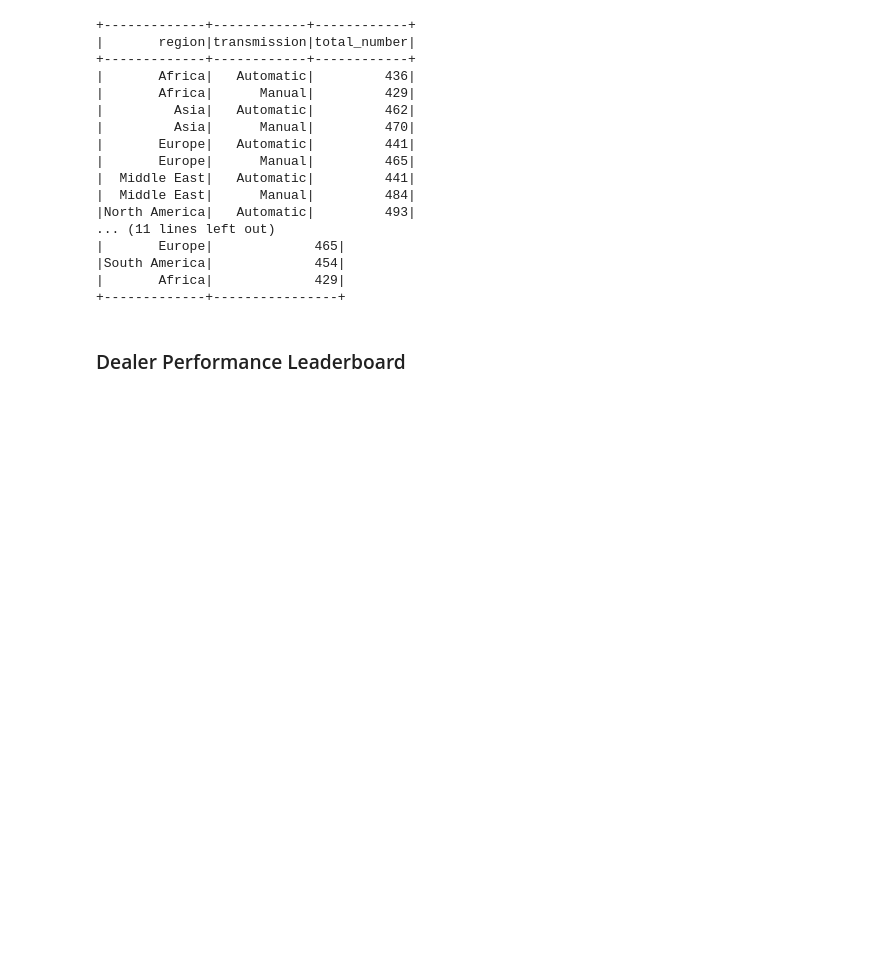
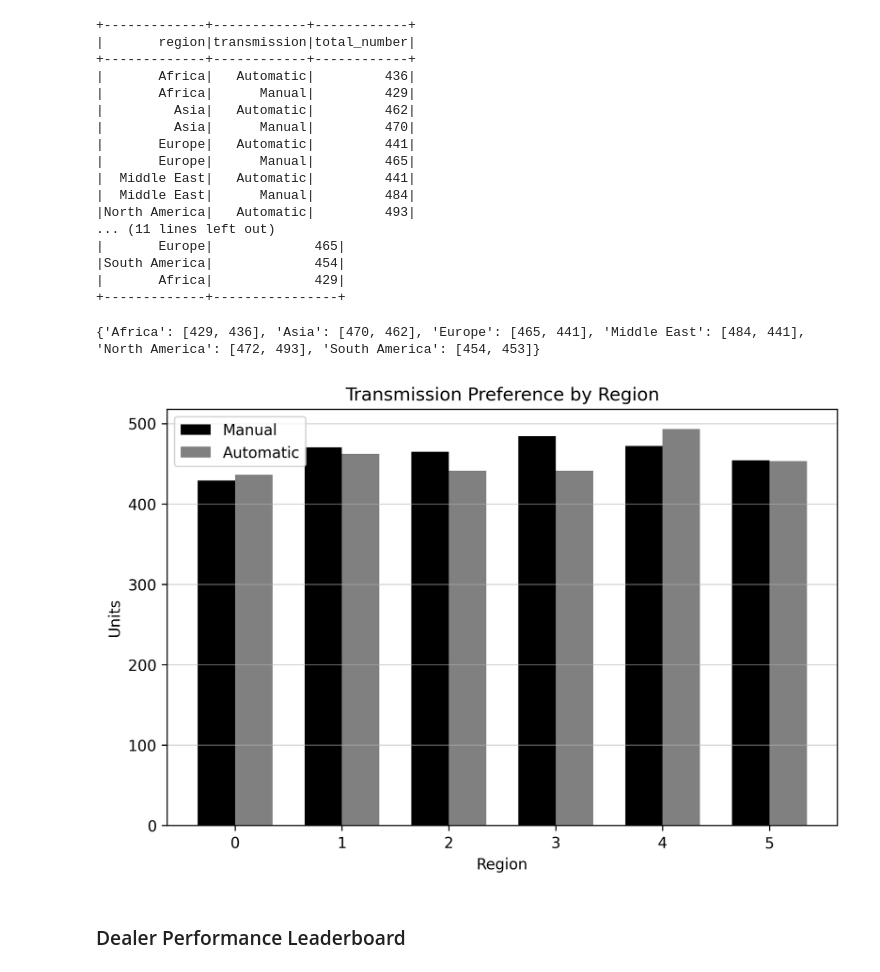
Before and after one commit to smartestnerdfromtown/bmw_sales_analysis_2010_2024, a Jupyter notebook: analysis.ipynb, the cells around one changed output. Saved outputs shown, nothing was run; the diff lists cells and outputs as text; code cells hidden in the pictures; blank space fills up the shorter version.

Commit message:
Transimssion preference by region

```diff
--- a/analysis.ipynb
+++ b/analysis.ipynb
@@ -642,6 +645,53 @@ regions_manuals.show()
 |South America|             454|
 |       Africa|             429|
 +-------------+----------------+
+# %%
+rows = transmission_preference.collect()
+regions = ["Africa", "Asia", "Europe", "Middle East", "North America", "South America"]
+manuals_values = [
+    row["total_number"]
+    for row in transmission_preference.filter(col("transmission") == "Manual").collect()
+]
+automatic_values = [
+    row["total_number"]
+    for row in transmission_preference.filter(
+        col("transmission") == "Automatic"
+    ).collect()
+]
+# %%
+region_values = {}
+
+
+def function(region, manual, automatic):
+    region_values[region] = [manual, automatic]
+    return region, [manual, automatic]
+
+
+res = list(map(function, regions, manuals_values, automatic_values))
+print(region_values)
+# %% [output]
+{'Africa': [429, 436], 'Asia': [470, 462], 'Europe': [465, 441], 'Middle East': [484, 441], 'North America': [472, 493], 'South America': [454, 453]}
+# %%
+manuals = [vals[0] for vals in region_values.values()]
+automatics = [vals[1] for vals in region_values.values()]
+
+x = np.arange(len(regions))  # positions
+width = 0.35  # bar width
+
+fig, ax = plt.subplots(dpi=300, figsize=(8, 5))
+ax.bar(x - width / 2, manuals, width, label="Manual", color="black")
+ax.bar(x + width / 2, automatics, width, label="Automatic", color="gray")
+
+ax.set_xlabel("Region")
+ax.set_ylabel("Units")
+ax.set_title("Transmission Preference by Region")
+ax.set_xticks(x)
+ax.legend()
+
+ax.grid(axis="y", linestyle="-", alpha=0.5)
+plt.show()
+# %% [output]
+[figure, added]
 # %% [markdown]
 ### Dealer Performance Leaderboard
 # %%
```
Also changed, not shown: parts of 2 cells of this notebook.
